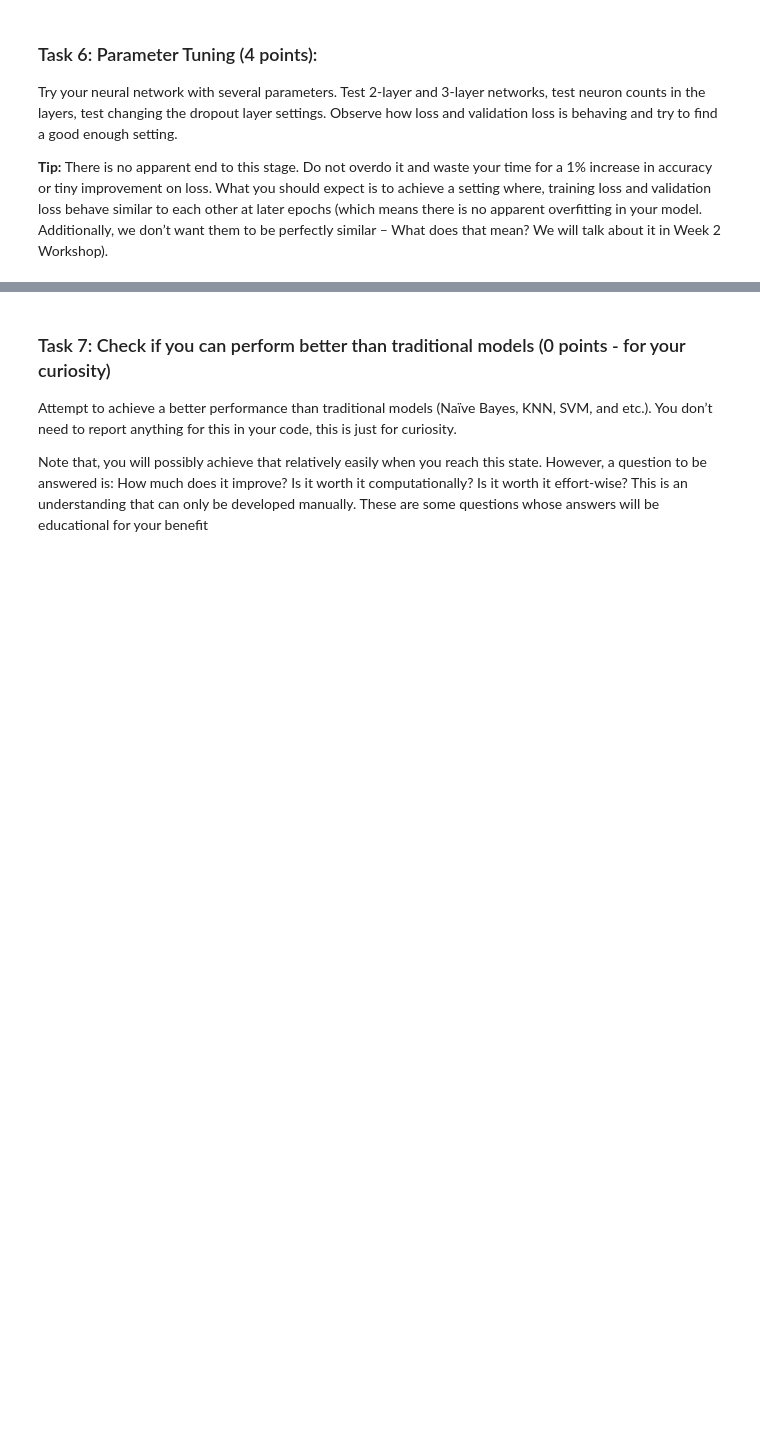
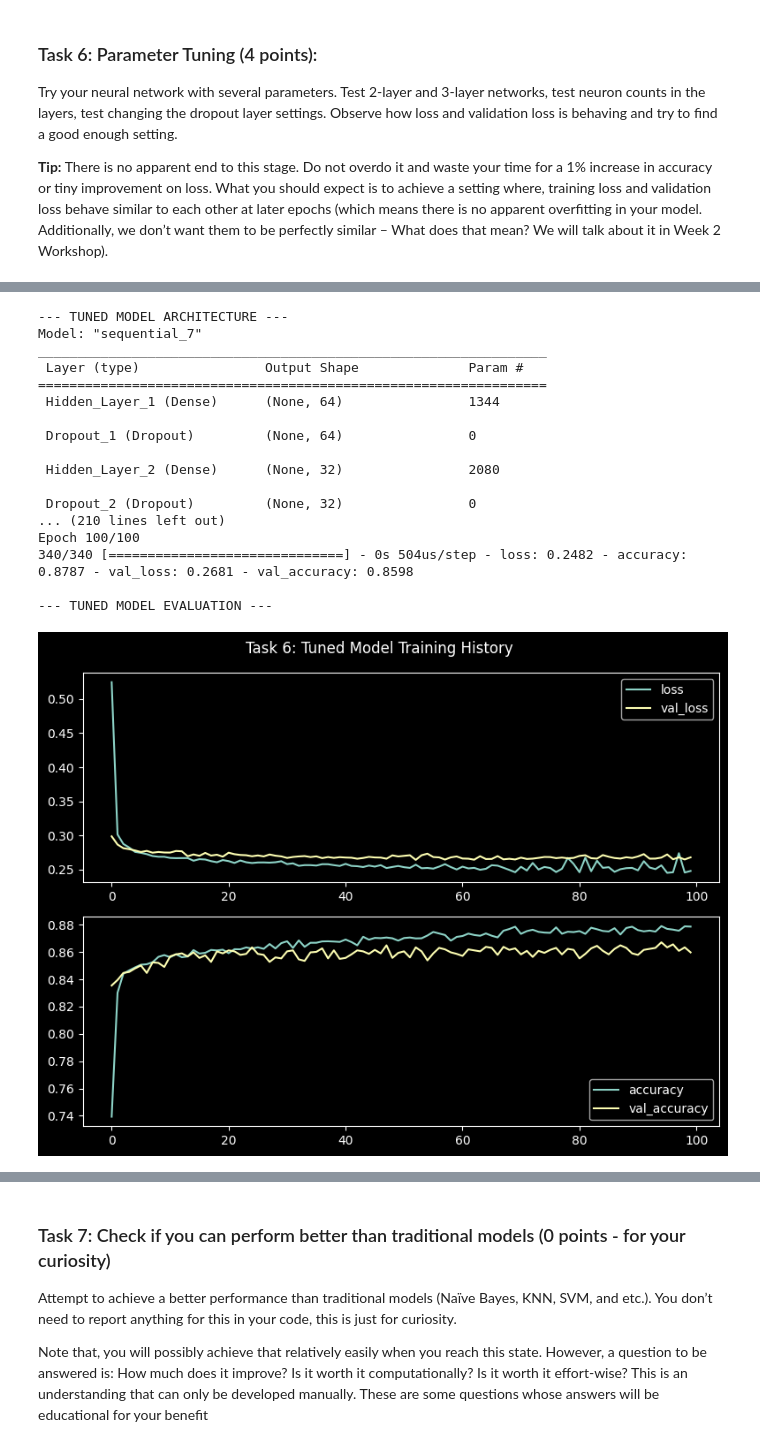
Before and after one commit to Alinakatiliute/BIM-Deep-Learning, a Jupyter notebook: Assignmnet 1.ipynb, the cells around one changed output, grey strips where cells are left out. Drawn from its saved outputs; the diff is of its cells as text; code cells hidden in the pictures; blank space fills up the shorter version.

```diff
--- a/Assignmnet 1.ipynb
+++ b/Assignmnet 1.ipynb
@@ -322,0 +442,80 @@ Tuned Model - Test Loss: 0.2594, Test Accuracy: 0.8743
+# %%
+# ==========================================
+# TASK 6: PARAMETER TUNING (Variation 4)
+# ==========================================
+
+# 1. Build the Tuned Architecture (3-Layer Network with Dropout)
+# We tested the following combinations of Layer quantity, Layer Density & Dropout regularization:
+# Variation 1 (3 Layers (64 -> 32 -> 16) & No Dropout): Test Loss: 0.2893, Test Accuracy: 0.8531
+# Variation 2 (2 Layers (128 -> 64) & Heavy Dropout): Test Loss: 0.2538, Test Accuracy: 0.8675
+# Variation 3 (2 Layers (48 -> 24) & Very Light Dropout): Test Loss: 0.2516, Test Accuracy: 0.8717
+# Variation 4 (3 Layers (64 -> 32 -> 16) & Moderate Dropout): Test Loss: 0.2532, Test Accuracy: 0.8681
+
+# Results:
+# Our tests show that the simplest model variation with just two hidden layers and minimal
+# dropout trumps more sophisticated 3-layer and heavy dropout approaches in terms of
+# accuracy and loss. By the principle of Occam's Razor, the simple dataset requires a
+# relatively simple classification model to not overfit the data.
+variation4_model = keras.Sequential([
+    # Hidden Layer 1: Expanded to 64 neurons to capture more initial patterns
+    layers.Dense(64, activation='relu', input_shape=(input_dim,), name="Hidden_Layer_1"),
+    layers.Dropout(0.3, name="Dropout_1"), # Randomly turns off 30% of neurons
+
+    # Hidden Layer 2: Funneling down to 32 neurons
+    layers.Dense(32, activation='relu', name="Hidden_Layer_2"),
+    layers.Dropout(0.2, name="Dropout_2"), # Randomly turns off 20% of neurons
+
+    # Hidden Layer 3: Final feature extraction
+    layers.Dense(16, activation='relu', name="Hidden_Layer_3"),
+
+    # Output Layer
+    layers.Dense(3, activation='softmax', name="Output_Layer")
+])
+
+print("--- TUNED MODEL ARCHITECTURE ---")
+variation4_model.summary()
+
+# 2. Compile the Model
+# We stick with rmsprop to keep the comparison scientifically fair against the baseline
+variation4_model.compile(
+    optimizer='rmsprop',
+    loss='categorical_crossentropy',
+    metrics=['accuracy']
+)
+
+# 3. Train the Model
+print("\n--- BEGINNING TUNED MODEL TRAINING ---")
+history_tuned = variation4_model.fit(
+    X_train_matrix, y_train_cat,
+    epochs=100,            # Doubling epochs to give the more complex model a chance to learn
+    batch_size=32,
+    validation_split=0.2,
+    verbose=1
+)
+
+# 4. Evaluate and Visualize
+print("\n--- TUNED MODEL EVALUATION ---")
+plot_history(history_tuned, title="Task 6: Tuned Model Training History")
+
+# 5. Final Exam (Test Set)
+test_loss_tuned, test_acc_tuned = variation4_model.evaluate(X_test_matrix, y_test_cat, verbose=0)
+print(f"Tuned Model - Test Loss: {test_loss_tuned:.4f}, Test Accuracy: {test_acc_tuned:.4f}")
+# %% [output]
+--- TUNED MODEL ARCHITECTURE ---
+Model: "sequential_7"
+_________________________________________________________________
+ Layer (type)                Output Shape              Param #
+=================================================================
+ Hidden_Layer_1 (Dense)      (None, 64)                1344
+
+ Dropout_1 (Dropout)         (None, 64)                0
+
+ Hidden_Layer_2 (Dense)      (None, 32)                2080
+
+ Dropout_2 (Dropout)         (None, 32)                0
+... (210 lines left out)
+Epoch 100/100
+340/340 [==============================] - 0s 504us/step - loss: 0.2482 - accuracy: 0.8787 - val_loss: 0.2681 - val_accuracy: 0.8598
+
+--- TUNED MODEL EVALUATION ---
+[figure, added]
```
Also changed, not shown: parts of 8 cells of this notebook.
